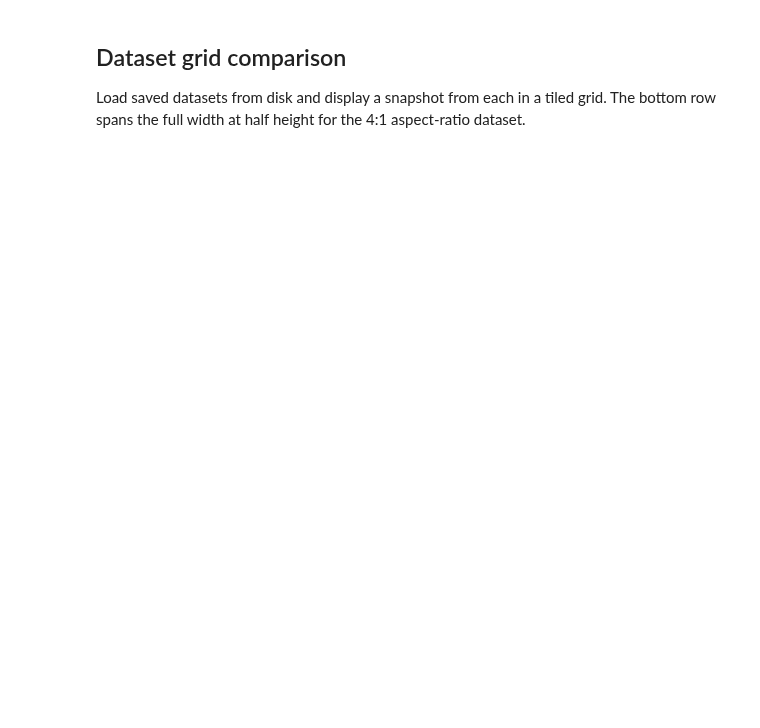
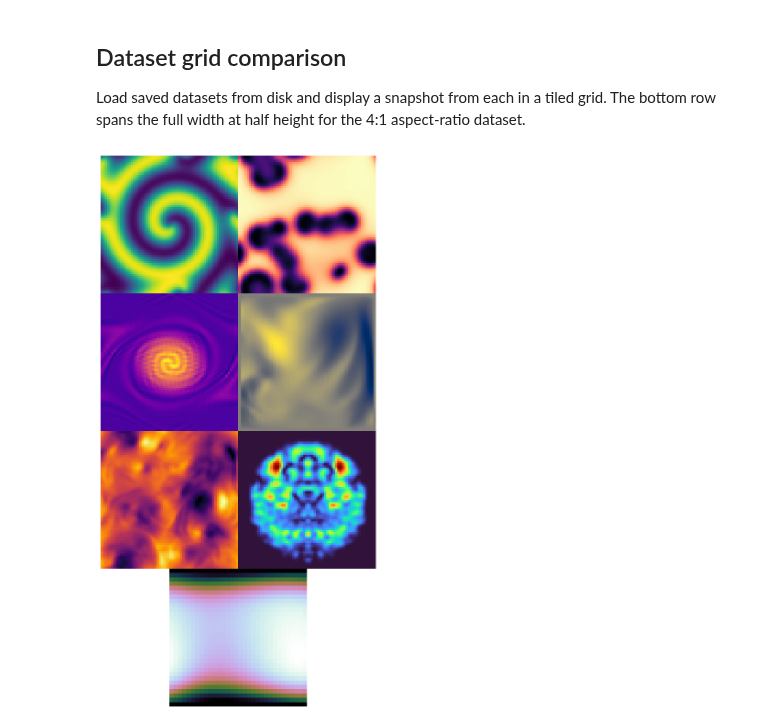
Before and after one commit to alan-turing-institute/autosim, a Jupyter notebook: examples/experimental/visualize.ipynb, the cells around one changed output. Cells and saved outputs as stored; diff of their text form; code cells hidden in the pictures; blank space fills up the shorter version.

```diff
--- a/examples/experimental/visualize.ipynb
+++ b/examples/experimental/visualize.ipynb
@@ -76,54 +9,91 @@ HTML(anim.to_jshtml())
 Load saved datasets from disk and display a snapshot from each in a tiled grid.
 The bottom row spans the full width at half height for the 4:1 aspect-ratio dataset.
 # %%
+import os
+from pathlib import Path
+
+import matplotlib.pyplot as plt
 import torch
-import matplotlib.pyplot as plt
 from matplotlib.gridspec import GridSpec
-from pathlib import Path
 
 # --- dataset list (imagine all 7 exist on disk; missing ones get a placeholder) ---
 datasets = [
-    "gpe_laser_and_speckle",
-    "gpe_laser_only",
-    "gpe_speckle_only",
-    "gpe_vortex_lattice",
-    "gpe_low_complexity",
-    "gpe_high_complexity",
-    "gpe_obstacle_motion",  # 4:1 aspect ratio — wide row
+    ("reaction_diffusion_e3e8515", "Reaction-Diffusion", 0),
+    ("gray_scott_68b0669", "Gray-Scott", 0),
+    ("advection_diffusion_2ba25b9", "Advection-Diffusion", 0),
+    ("conditioned_navier_stokes_2d_5e1f575", "Conditioned Navier-Stokes", 1),
+    ("shallow_water2d_9057134", "Shallow Water", 1),
+    ("gpe/laser_only_wake_9be0bfb", "GPE", 0),
+    ("lattice_boltzmann_f530ec5", "Lattice Boltzmann", 1),
 ]
+
+# Rotate colormaps to make each panel visually distinct.
+cmaps = ["viridis", "magma", "plasma", "cividis", "inferno", "turbo", "cubehelix"]
 
 base_dir = Path("generated_datasets")
 batch_idx, time_idx, channel = 0, -1, 0  # which snapshot to show
 
-# --- build grid: 3 rows × 2 cols + 1 wide row (half height) ---
-fig = plt.figure(figsize=(10, 12))
-gs = GridSpec(4, 2, height_ratios=[1, 1, 1, 0.5], hspace=0.35, wspace=0.2)
+# --- build grid: 3 rows x 2 cols + 1 bottom row ---
+# figsize chosen so two square columns can sit flush without center gap.
+fig = plt.figure(figsize=(6, 12))
+fig.patch.set_alpha(0.0)
+gs = GridSpec(4, 2, height_ratios=[1, 1, 1, 1], hspace=0.0, wspace=0.0)
+base_dir = Path(os.getenv("AUTOCAST_DATASETS"))  # type: ignore  # noqa: PGH003
 
-# first 6 datasets in 3×2
-for i, name in enumerate(datasets[:6]):
+panel_width = None
+panel_height = None
+
+# first 6 datasets in 3x2
+for i, (rel_path, name, channel) in enumerate(datasets[:6]):
     row, col = divmod(i, 2)
     ax = fig.add_subplot(gs[row, col])
-    path = base_dir / name / "train" / "data.pt"
+    ax.patch.set_alpha(0.0)
+    path = base_dir / rel_path / "train" / "data.pt"
     if path.exists():
         data = torch.load(path, weights_only=False)["data"]
-        ax.imshow(data[batch_idx, time_idx, :, :, channel].numpy(), cmap="viridis")
-    else:
-        ax.text(0.5, 0.5, "not found", transform=ax.transAxes, ha="center", va="center", color="grey")
-    ax.set_title(name.replace("gpe_", "").replace("_", " ").title(), fontsize=10)
+        ax.imshow(
+            data[batch_idx, time_idx, :, :, channel].numpy(),
+            cmap=cmaps[i % len(cmaps)],
+            aspect="equal",
+        )
     ax.axis("off")
 
-# 7th dataset — spans full width, half height (4:1)
-ax_wide = fig.add_subplot(gs[3, :])
-name = datasets[6]
-path = base_dir / name / "train" / "data.pt"
+    if panel_width is None or panel_height is None:
+        bbox = ax.get_position()
+        panel_width = bbox.width
+        panel_height = bbox.height
+
+# 7th dataset — square crop and centered bottom placement with panel-matched size.
+ax_lattice = fig.add_subplot(gs[3, :])
+ax_lattice.patch.set_alpha(0.0)
+bottom_bbox = ax_lattice.get_position()
+if panel_width is not None and panel_height is not None:
+    ax_lattice.set_position(
+        [0.5 - panel_width / 2, bottom_bbox.y0, panel_width, panel_height]
+    )
+
+rel_path, name, channel = datasets[6]
+path = base_dir / rel_path / "train" / "data.pt"
 if path.exists():
     data = torch.load(path, weights_only=False)["data"]
-    ax_wide.imshow(data[batch_idx, time_idx, :, :, channel].numpy(), cmap="viridis", aspect="auto")
-else:
-    ax_wide.text(0.5, 0.5, "not found", transform=ax_wide.transAxes, ha="center", va="center", color="grey")
-ax_wide.set_title(name.replace("gpe_", "").replace("_", " ").title(), fontsize=10)
-ax_wide.axis("off")
+    lattice_frame = data[batch_idx, time_idx, :, :, channel].numpy()
+    h, w = lattice_frame.shape
 
-plt.suptitle("GPE Dataset Comparison", fontsize=14)
-plt.tight_layout()
+    if w > h:
+        x0 = (w - h) // 2
+        lattice_frame = lattice_frame[:, x0 : x0 + h]
+    elif h > w:
+        y0 = (h - w) // 2
+        lattice_frame = lattice_frame[y0 : y0 + w, :]
+
+    ax_lattice.imshow(
+        lattice_frame,
+        cmap=cmaps[6 % len(cmaps)],
+        aspect="equal",
+    )
+ax_lattice.axis("off")
+
+fig.subplots_adjust(left=0.0, right=1.0, bottom=0.0, top=1.0, wspace=0.0, hspace=0.0)
 plt.show()
+# %% [output]
+[figure, added]
```
Also changed, not shown: parts of 4 cells of this notebook.
